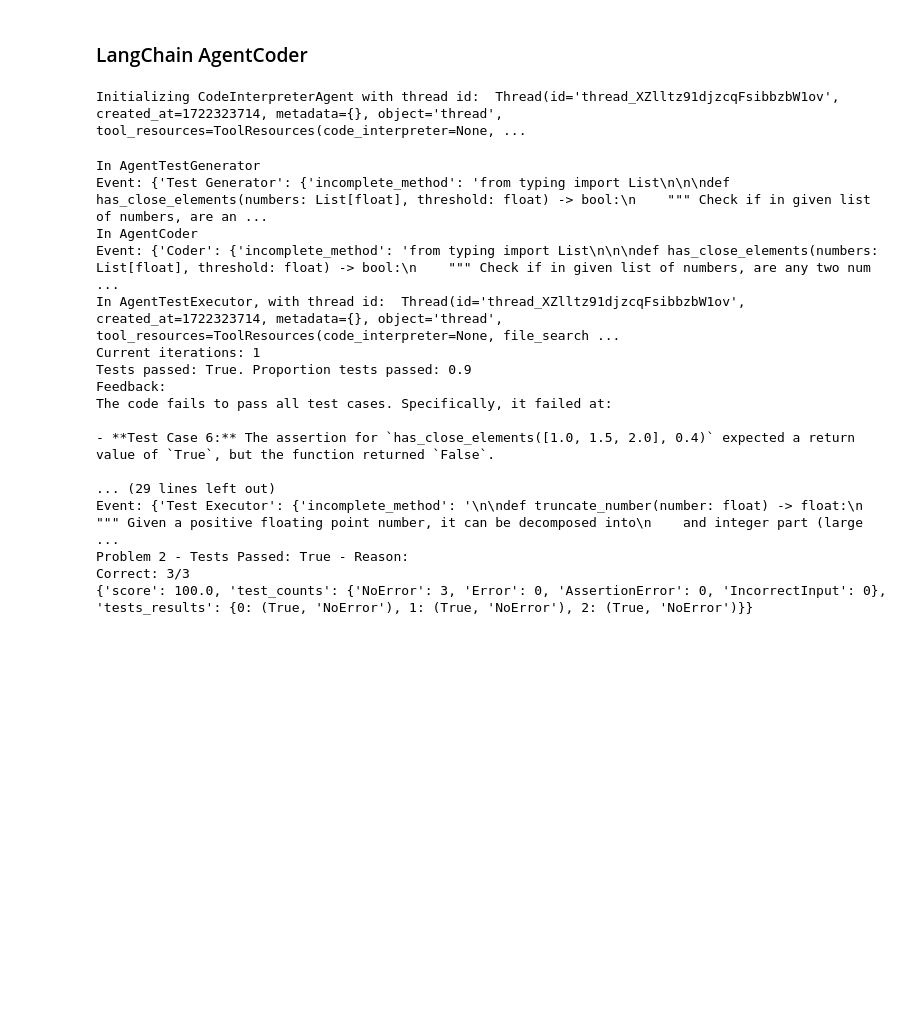
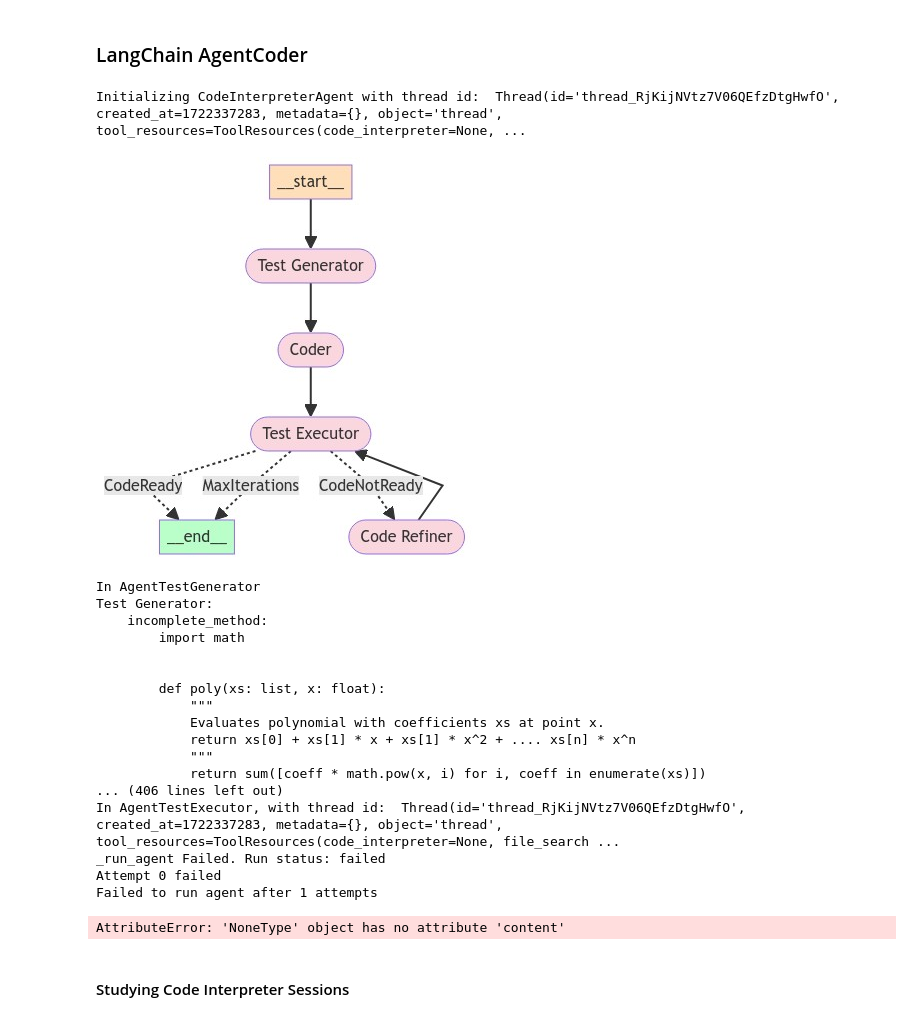
Before and after one commit to pedrou2000/SwarmGPT, a Jupyter notebook: src/agent_coder/main.ipynb, the cells around one changed output. Saved outputs shown, nothing was run; the diff lists cells and outputs as text; code cells hidden in the pictures; blank space fills up the shorter version.

Commit message:
coder agent plus

```diff
--- a/src/agent_coder/main.ipynb
+++ b/src/agent_coder/main.ipynb
@@ -145,40 +142,46 @@ if run:
 # %%
 from multi_agent_graph import get_multi_agent_summarizer_graph
 from IPython.display import Image, display
 
 graph = get_multi_agent_summarizer_graph()
 app = graph.compile()
 # display(Image(app.get_graph(xray=True).draw_mermaid_png()))
 
 def agent_coder(task_prompt, max_iterations=3, passed_tests_threshold=0.7):
     config = {"recursion_limit": 50}
     inputs = {
         "incomplete_method": task_prompt,
         "max_iterations": max_iterations,
         "passed_tests_threshold": passed_tests_threshold,
+        "current_iterations": 0,
+        "feedback": '',
     }
 
     for event in app.stream(inputs, config=config):
-        print("Event:", event)
-
+        print_dict(event)
 
     last_event_name = list(event.keys())[0]
     return event[last_event_name]['completed_method']
 # %% [output]
-Initializing CodeInterpreterAgent with thread id:  Thread(id='thread_XZlltz91djzcqFsibbzbW1ov', created_at=1722323714, metadata={}, object='thread', tool_resources=ToolResources(code_interpreter=None, ...
+Initializing CodeInterpreterAgent with thread id:  Thread(id='thread_RjKijNVtz7V06QEfzDtgHwfO', created_at=1722337283, metadata={}, object='thread', tool_resources=ToolResources(code_interpreter=None, ...
+[figure, added]
 # %%
-n_tasks = 3
+n_tasks = 1
+task_numbers = range(n_tasks)
+task_numbers = get_erratic_problems(file_path=constants.HUMAN_EVAL_SINGLE_AGENT_DIR)
+# print(task_numbers)
 passed_tests_threshold = 0.7
 max_iterations = 3
 
 results = {
     "score": 0,
     "test_counts": {"NoError": 0, "Error": 0, "AssertionError": 0, "IncorrectInput": 0},
-    "tests_results": {}
+    "erratic_problems": [],
+    "tests_results": {},
 }
 
 n_correct = 0
-for task_number in range(n_tasks):
+for task_number in task_numbers:
     task = dataset[task_number]
 
     completion = agent_coder(task['prompt'], max_iterations=max_iterations, passed_tests_threshold=passed_tests_threshold)
@@ -188,8 +191,11 @@ for task_number in range(n_tasks):
     (code_works, reason) = code_runs_without_errors(file_path=test_path)
 
     print(f'Problem {task_number} - Tests Passed: {code_works}' + f' - Reason: {reason if not code_works else ""}')
+    print('\n-----------------------------------\n')
     if code_works:
         n_correct += 1
+    else:
+        results["erratic_problems"].append(task_number)
     if reason in results["test_counts"]:
         results["test_counts"][reason] += 1
     else:
@@ -202,22 +208,25 @@ print(f'Correct: {n_correct}/{n_tasks}')
 print(results)
 # %% [output]
 In AgentTestGenerator
-Event: {'Test Generator': {'incomplete_method': 'from typing import List\n\n\ndef has_close_elements(numbers: List[float], threshold: float) -> bool:\n    """ Check if in given list of numbers, are an ...
-In AgentCoder
-Event: {'Coder': {'incomplete_method': 'from typing import List\n\n\ndef has_close_elements(numbers: List[float], threshold: float) -> bool:\n    """ Check if in given list of numbers, are any two num ...
-In AgentTestExecutor, with thread id:  Thread(id='thread_XZlltz91djzcqFsibbzbW1ov', created_at=1722323714, metadata={}, object='thread', tool_resources=ToolResources(code_interpreter=None, file_search ...
-Current iterations: 1
-Tests passed: True. Proportion tests passed: 0.9
-Feedback:
-The code fails to pass all test cases. Specifically, it failed at:
+Test Generator:
+    incomplete_method:
+        import math
 
-- **Test Case 6:** The assertion for `has_close_elements([1.0, 1.5, 2.0], 0.4)` expected a return value of `True`, but the function returned `False`.
 
-... (29 lines left out)
-Event: {'Test Executor': {'incomplete_method': '\n\ndef truncate_number(number: float) -> float:\n    """ Given a positive floating point number, it can be decomposed into\n    and integer part (large ...
-Problem 2 - Tests Passed: True - Reason:
-Correct: 3/3
-{'score': 100.0, 'test_counts': {'NoError': 3, 'Error': 0, 'AssertionError': 0, 'IncorrectInput': 0}, 'tests_results': {0: (True, 'NoError'), 1: (True, 'NoError'), 2: (True, 'NoError')}}
+        def poly(xs: list, x: float):
+            """
+            Evaluates polynomial with coefficients xs at point x.
+            return xs[0] + xs[1] * x + xs[1] * x^2 + .... xs[n] * x^n
+            """
+            return sum([coeff * math.pow(x, i) for i, coeff in enumerate(xs)])
+... (406 lines left out)
+In AgentTestExecutor, with thread id:  Thread(id='thread_RjKijNVtz7V06QEfzDtgHwfO', created_at=1722337283, metadata={}, object='thread', tool_resources=ToolResources(code_interpreter=None, file_search ...
+_run_agent Failed. Run status: failed
+Attempt 0 failed
+Failed to run agent after 1 attempts
+AttributeError: 'NoneType' object has no attribute 'content'
+# %% [markdown]
+#### Studying Code Interpreter Sessions
 # %%
 from llm_agents.AgentTestExecutor import AgentTestExecutor
 from data_classes.AgentCoderState import AgentCoderState
```
Also changed, not shown: parts of 3 cells of this notebook, 34 other files.
